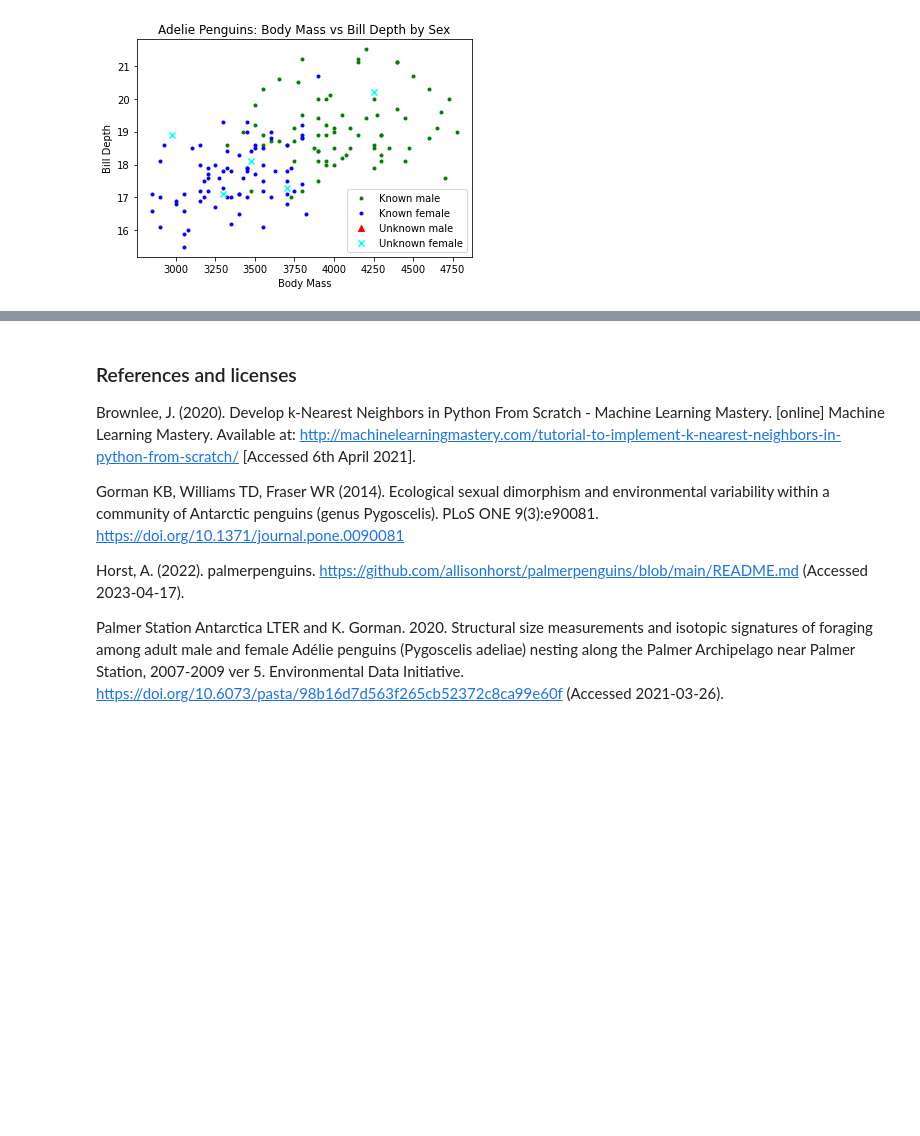
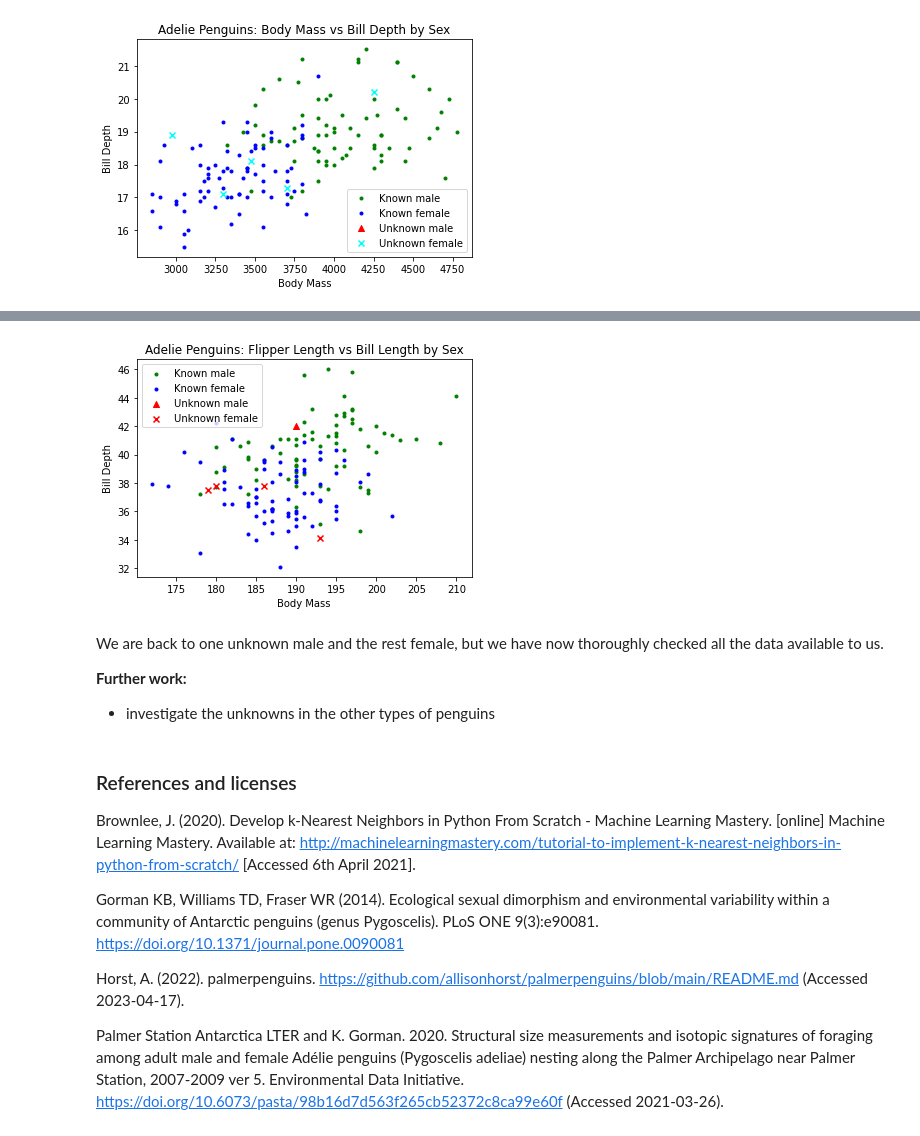
Before and after one commit to MaryGarvey/TM351, a Jupyter notebook: TMA02 EMA_Preparation/penguins.ipynb, the cells around one changed output, grey strips where cells are left out. Saved outputs shown, nothing was run; the diff lists cells and outputs as text; code cells hidden in the pictures; blank space fills up the shorter version.

```diff
--- a/TMA02 EMA_Preparation/penguins.ipynb
+++ b/TMA02 EMA_Preparation/penguins.ipynb
@@ -1412,3 +1537,38 @@ Back to losing the unknown male. Perhaps more investigation is needed to look at
+# %%
+# Plot the data points which correspond to each penguin for two features
+plt.scatter(
+    adelie_known_df[adelie_known_df['Sex']=='MALE']['Flipper Length'],
+    adelie_known_df[adelie_known_df['Sex']=='MALE']['Bill Length'],
+    color='green', marker='.', label='Known male')
+
+plt.scatter(
+    adelie_known_df[adelie_known_df['Sex']=='FEMALE']['Flipper Length'],
+    adelie_known_df[adelie_known_df['Sex']=='FEMALE']['Bill Length'],
+    color='blue', marker='.', label='Known female')
+
+plt.scatter(
+    results_df[results_df['Sex']=='MALE']['Flipper Length'],
+    results_df[results_df['Sex']=='MALE']['Bill Length'],
+    color='red', marker='^', label='Unknown male')
+
+plt.scatter(
+    results_df[results_df['Sex']=='FEMALE']['Flipper Length'],
+    results_df[results_df['Sex']=='FEMALE']['Bill Length'],
+    color='red', marker='x', label='Unknown female')
+
+plt.xlabel('Body Mass')
+plt.ylabel('Bill Depth')
+plt.title('Adelie Penguins: Flipper Length vs Bill Length by Sex')
+plt.legend()
+plt.plot()
+pass
+# %% [output]
+[figure, added]
+# %% [markdown]
+We are back to one unknown male and the rest female, but we have now thoroughly checked all the data available to us.
+
+**Further work:**
+- investigate the unknowns in the other types of penguins
 # %% [markdown]
 ### References and licenses
 
```
Also changed, not shown: parts of 24 cells of this notebook.
